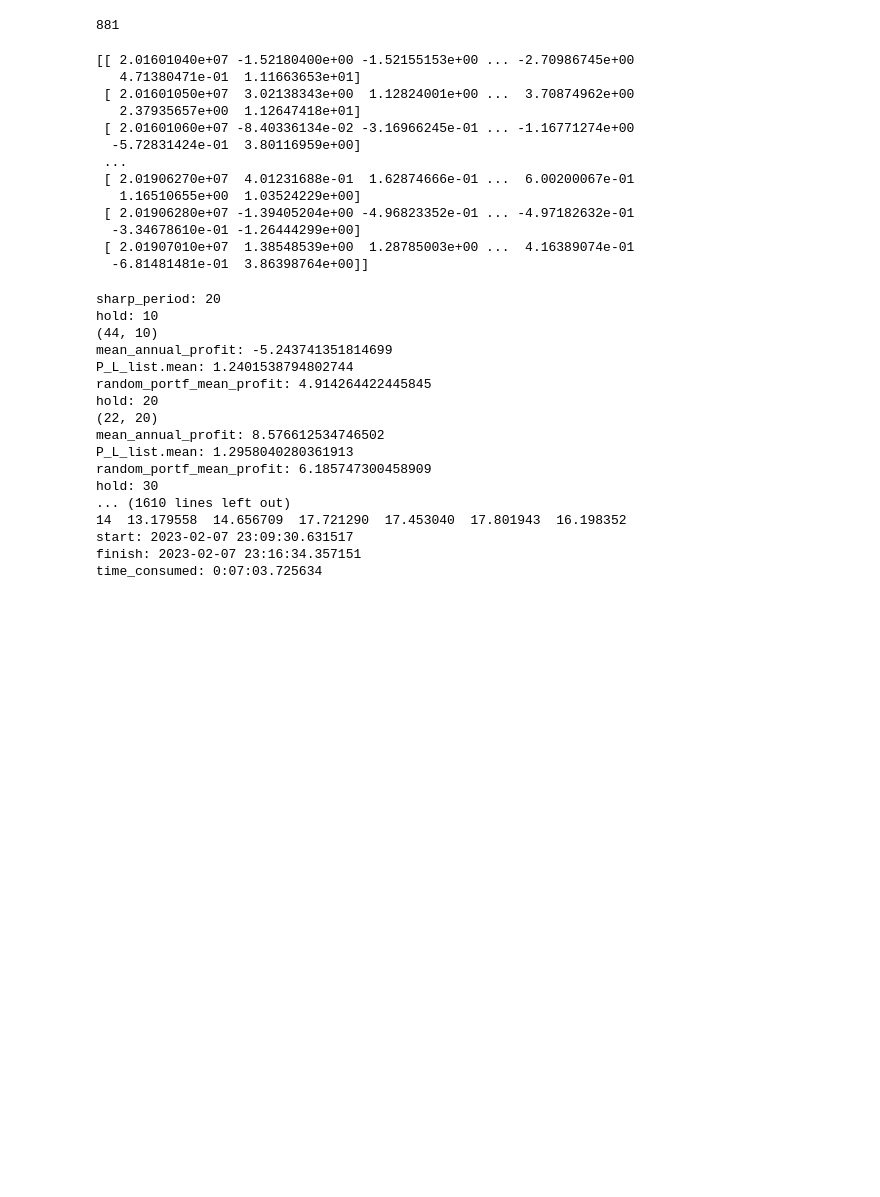
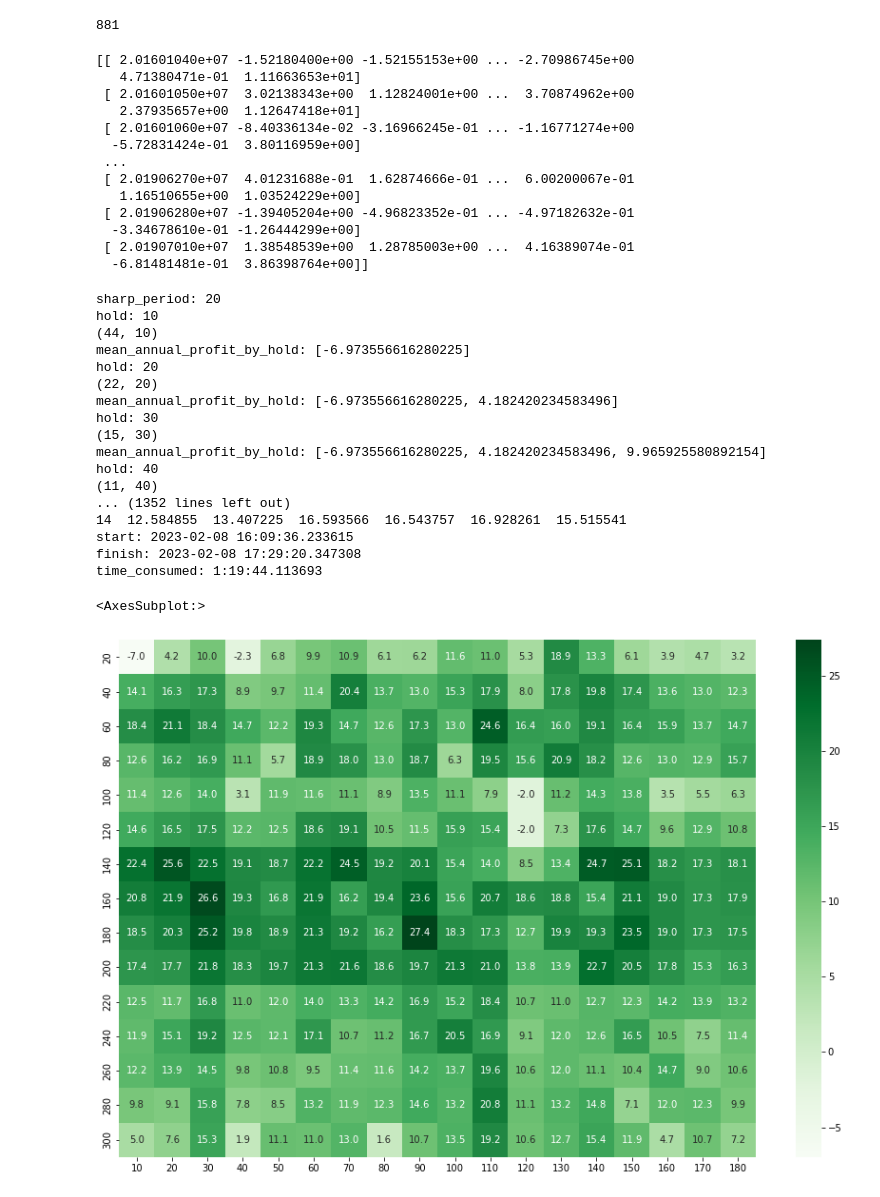
Before and after one commit to VladimirFtz/By_Sharp_koef, a Jupyter notebook: by_sharp_koef.ipynb, the cells around one changed output. Drawn from its saved outputs; the diff is of its cells as text; code cells hidden in the pictures; blank space fills up the shorter version.

```diff
--- a/by_sharp_koef.ipynb
+++ b/by_sharp_koef.ipynb
@@ -172,10 +173,9 @@ for stocks_to_portf in range(stocks_to_portf_min, stocks_to_portf_max, stocks_to
             P_L_by_hold.append(P_L)
             random_income_hold.append(random_income)
 
-            print('mean_annual_profit:', mean_annual_profit)
-            #print(P_L_list)
-            print('P_L_list.mean:', P_L)
-            print('random_portf_mean_profit:', random_income)
+            print('mean_annual_profit_by_hold:', mean_annual_profit_by_hold)
+            #print('P_L_list.mean:', P_L)
+            #print('random_portf_mean_profit:', random_income)
 
 
         mean_annual_profit_by_hold = np.array(mean_annual_profit_by_hold)
@@ -183,35 +183,39 @@ for stocks_to_portf in range(stocks_to_portf_min, stocks_to_portf_max, stocks_to
         random_income_hold = np.array(random_income_hold)
 
         mean_annual_profit_overal.append(mean_annual_profit_by_hold)
+        print('mean_annual_profit_overal:', mean_annual_profit_overal)
         P_L_overal.append(P_L_by_hold)
         random_income_overal.append(random_income_hold)
         print('check')
 
-mean_annual_profit_overal = np.array(mean_annual_profit_overal)
-P_L_overal = np.array(P_L_overal)
-random_income_overal = np.array(random_income_overal)
-finish = datetime.now()
-print('start: ',start)
-print('finish: ',finish)
-print('difference: ', finish-start)
+#mean_annual_profit_overal = np.array(mean_annual_profit_overal)
+#P_L_overal = np.array(P_L_overal)
+#random_income_overal = np.array(random_income_overal)
 
-print('mean_annual_profit_overal:', mean_annual_profit_overal)
-print('P_L_overal:', P_L_overal)
+hold_periods = range(hold_period_min, hold_period_max, hold_period_step)
+sharp_periods = range(sharp_period_min, sharp_period_max, sharp_period_step)
 
 mean_annual_profit_overal = pd.DataFrame(mean_annual_profit_overal)
 P_L_overal = pd.DataFrame(P_L_overal)
 random_income_overal = pd.DataFrame(random_income_overal)
 
-print('mean_annual_profit_overal:', mean_annual_profit_overal)
-print('P_L_overal:', P_L_overal)
-print('random_income_overal:', random_income_overal)
+mean_annual_profit_overal.columns = hold_periods
+P_L_overal.columns = hold_periods
+random_income_overal.columns = hold_periods
+
+#mean_annual_profit_overal.insert(0, 'sharp_periods', sharp_periods)
+#P_L_overal.insert(0, 'sharp_periods', sharp_periods)
+#random_income_overal.insert(0, 'sharp_periods', sharp_periods)
+
+print(mean_annual_profit_overal)
+print(P_L_overal)
+print(random_income_overal)
 
 finish = datetime.now()
 time_consumed = finish - start
 print('start:', start)
 print('finish:', finish)
 print('time_consumed:', time_consumed)
-
 
 #random_max_list = []
 #random_min_list = []
@@ -225,17 +229,24 @@ print('time_consumed:', time_consumed)
 sharp_period: 20
 hold: 10
 (44, 10)
-mean_annual_profit: -5.243741351814699
-P_L_list.mean: 1.2401538794802744
-random_portf_mean_profit: 4.914264422445845
+mean_annual_profit_by_hold: [-6.973556616280225]
 hold: 20
 (22, 20)
-mean_annual_profit: 8.576612534746502
-P_L_list.mean: 1.2958040280361913
-random_portf_mean_profit: 6.185747300458909
+mean_annual_profit_by_hold: [-6.973556616280225, 4.182420234583496]
 hold: 30
-... (1610 lines left out)
-14  13.179558  14.656709  17.721290  17.453040  17.801943  16.198352
-start: 2023-02-07 23:09:30.631517
-finish: 2023-02-07 23:16:34.357151
-time_consumed: 0:07:03.725634
+(15, 30)
+mean_annual_profit_by_hold: [-6.973556616280225, 4.182420234583496, 9.965925580892154]
+hold: 40
+(11, 40)
+... (1352 lines left out)
+14  12.584855  13.407225  16.593566  16.543757  16.928261  15.515541
+start: 2023-02-08 16:09:36.233615
+finish: 2023-02-08 17:29:20.347308
+time_consumed: 1:19:44.113693
+# %%
+plt.rcParams['figure.figsize'] = 15, 10
+sns.heatmap(mean_annual_profit_overal, annot=True, fmt=".1f", xticklabels = True,
+            yticklabels = sharp_periods, cmap="Greens")
+# %% [output]
+<AxesSubplot:>
+[figure, added]
```
Also changed, not shown: parts of 3 cells of this notebook.
